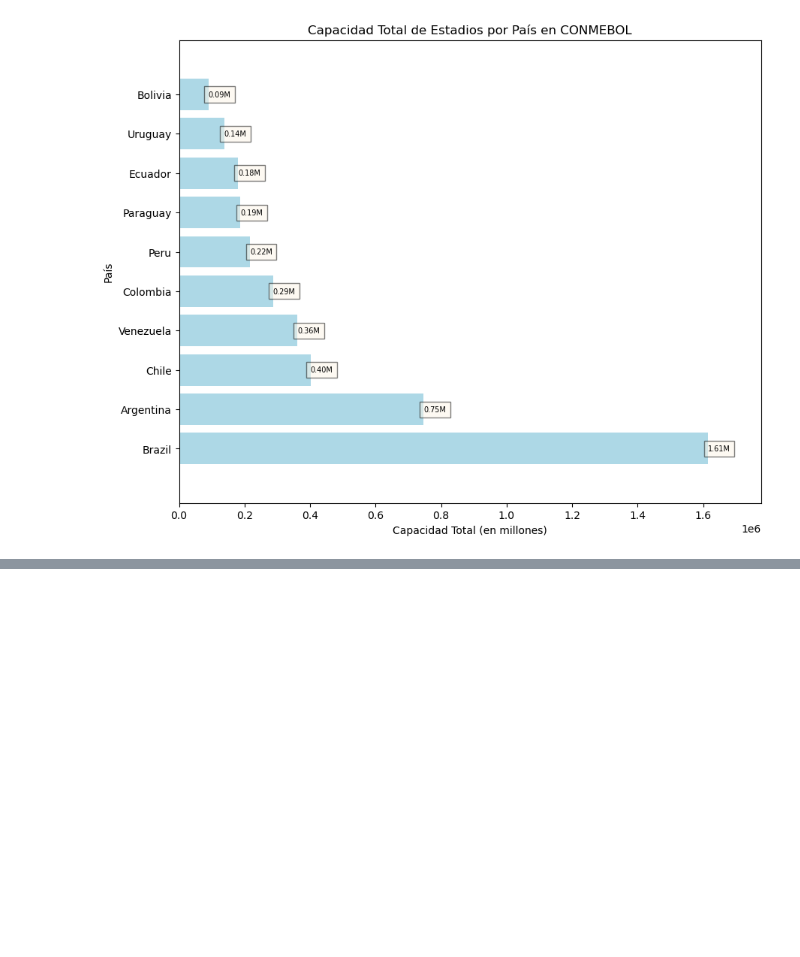
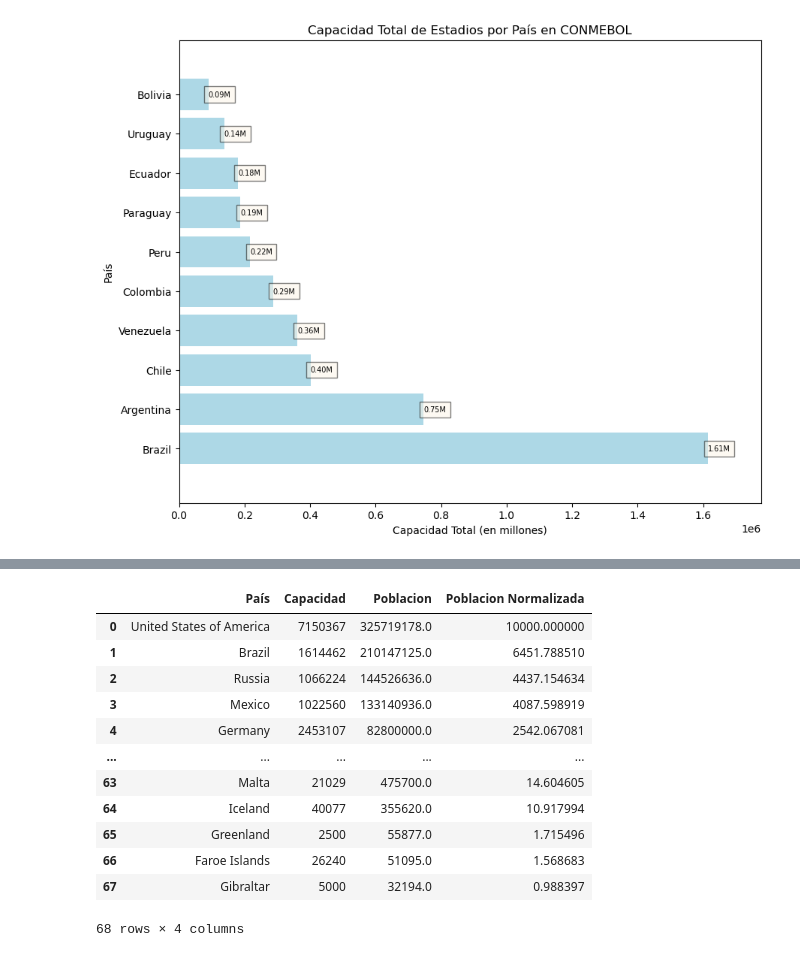
Before and after one commit to guilleldas/Proyecto_Visualizacion_Python, a Jupyter notebook: Consultas_Visualización.ipynb, the cells around one changed output, grey strips where cells are left out. Drawn from its saved outputs; the diff is of its cells as text; code cells hidden in the pictures; blank space fills up the shorter version.

```diff
--- a/Consultas_Visualización.ipynb
+++ b/Consultas_Visualización.ipynb
@@ -169,0 +230,18 @@ plt.show()
+# %%
+capacidad_vs_poblacion_df['Poblacion Normalizada'] = pd.to_numeric(capacidad_vs_poblacion_df['Poblacion Normalizada'], errors='coerce')
+capacidad_vs_poblacion_df['Poblacion'] = capacidad_vs_poblacion_df['Poblacion'].astype(float)
+capacidad_vs_poblacion_df
+# %% [output]
+|  | País | Capacidad | Poblacion | Poblacion Normalizada |
+| 0 | United States of America | 7150367 | 325719178.0 | 10000.000000 |
+| 1 | Brazil | 1614462 | 210147125.0 | 6451.788510 |
+| 2 | Russia | 1066224 | 144526636.0 | 4437.154634 |
+| 3 | Mexico | 1022560 | 133140936.0 | 4087.598919 |
+| 4 | Germany | 2453107 | 82800000.0 | 2542.067081 |
+| ... | ... | ... | ... | ... |
+| 63 | Malta | 21029 | 475700.0 | 14.604605 |
+| 64 | Iceland | 40077 | 355620.0 | 10.917994 |
+| 65 | Greenland | 2500 | 55877.0 | 1.715496 |
+| 66 | Faroe Islands | 26240 | 51095.0 | 1.568683 |
+| 67 | Gibraltar | 5000 | 32194.0 | 0.988397 |
+68 rows × 4 columns
```
Also changed, not shown: parts of 10 cells of this notebook.
